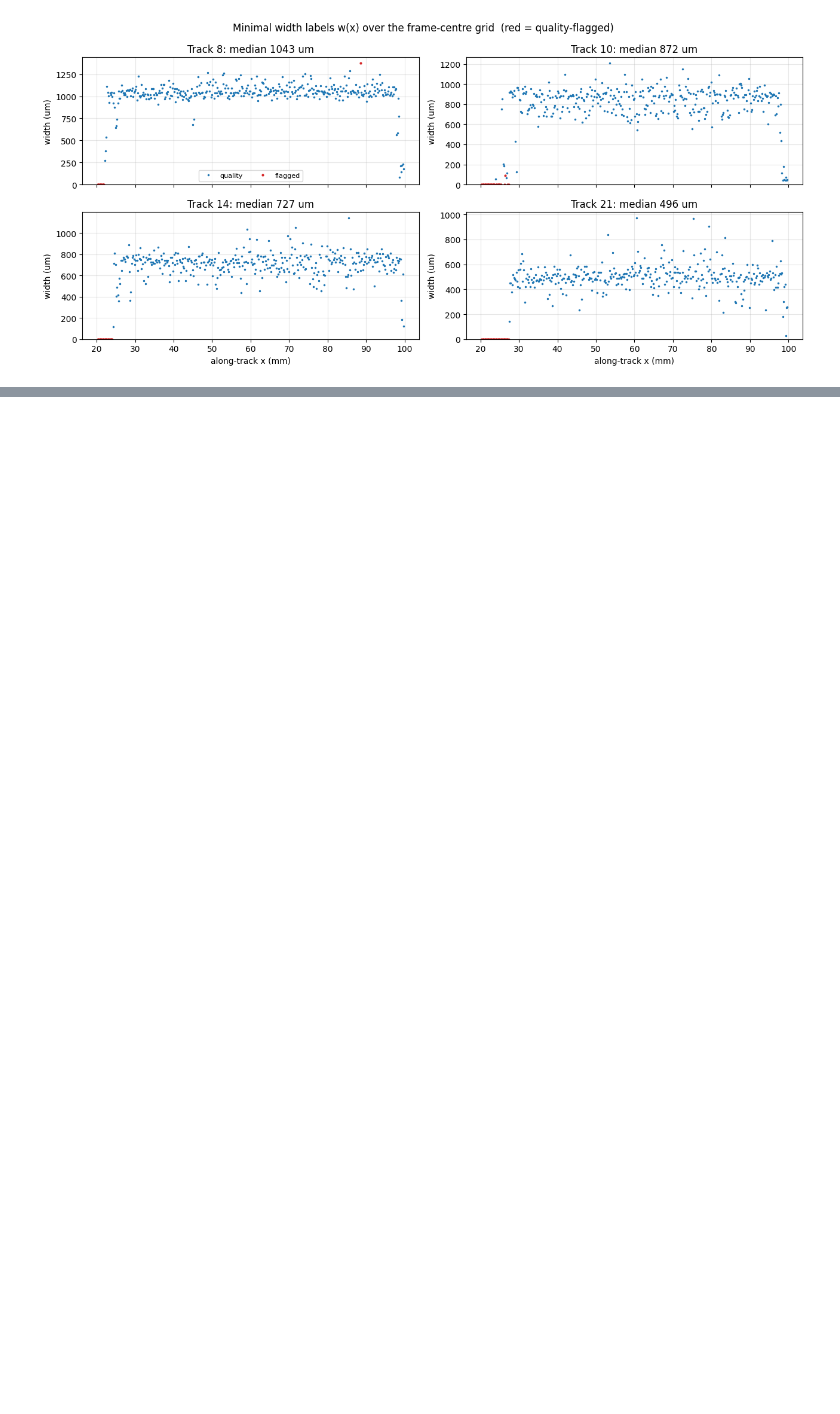
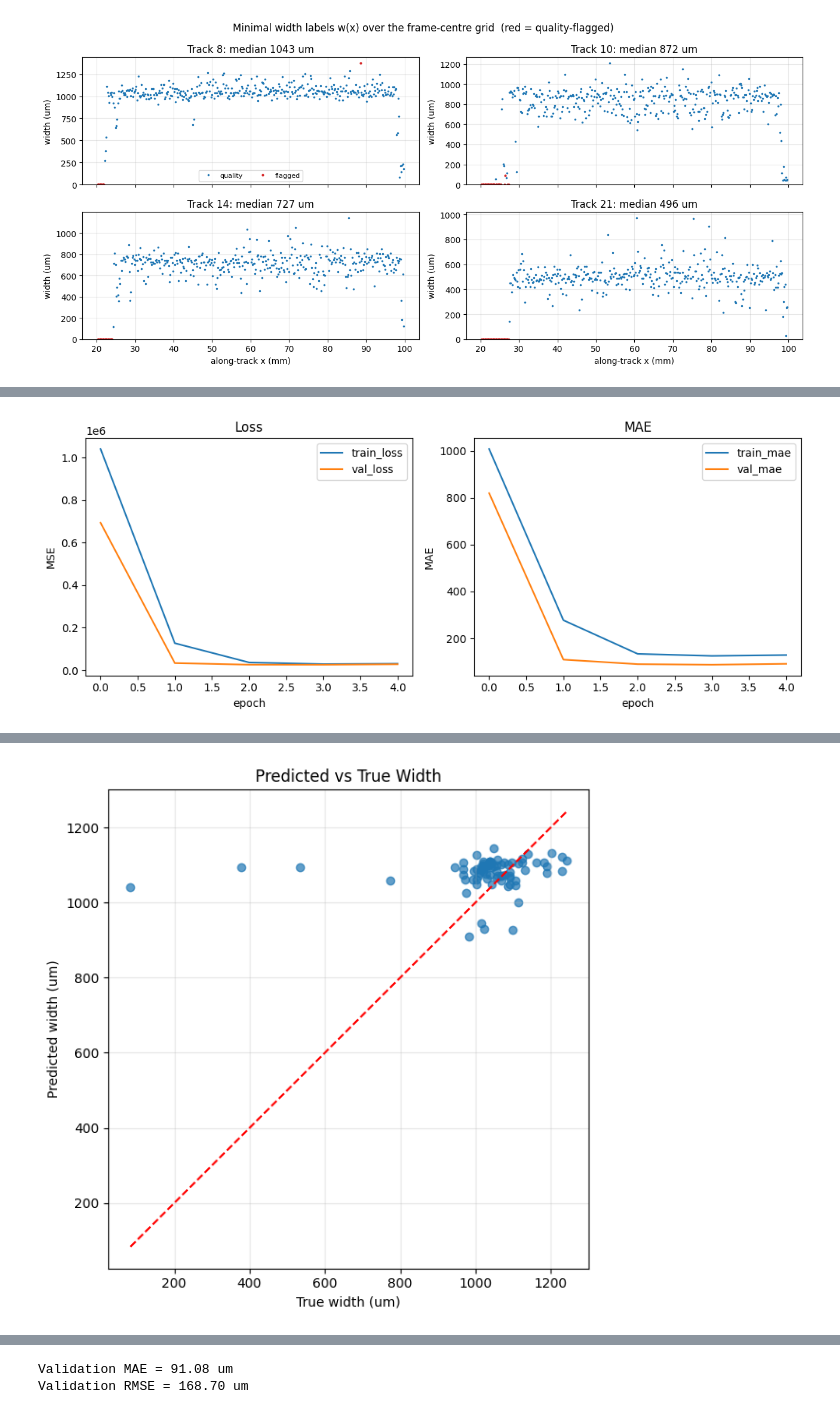
Before and after one commit to frkj600/nsf-fmrg-data-challenge, a Jupyter notebook: notebooks/generate_dataset.ipynb, the cells around one changed output, grey strips where cells are left out. Cells and saved outputs as stored; diff of their text form; code cells hidden in the pictures; blank space fills up the shorter version.

Commit message:
model addition

```diff
--- a/notebooks/generate_dataset.ipynb
+++ b/notebooks/generate_dataset.ipynb
@@ -80,0 +407,51 @@ fig.tight_layout(); plt.show()
+# %%
+# Step 4: visualize training history and validation predictions
+import matplotlib.pyplot as plt
+
+plt.figure(figsize=(10,4))
+plt.subplot(1,2,1)
+plt.plot(history.history["loss"], label="train_loss")
+plt.plot(history.history["val_loss"], label="val_loss")
+plt.title("Loss")
+plt.xlabel("epoch")
+plt.ylabel("MSE")
+plt.legend()
+
+plt.subplot(1,2,2)
+plt.plot(history.history["mae"], label="train_mae")
+plt.plot(history.history["val_mae"], label="val_mae")
+plt.title("MAE")
+plt.xlabel("epoch")
+plt.ylabel("MAE")
+plt.legend()
+plt.tight_layout()
+plt.show()
+
+predictions = model.predict({"sem_input": X_sem_val, "thermal_input": X_th_val})
+true_values = y_val
+error = predictions[:,0] - true_values
+
+plt.figure(figsize=(6,6))
+plt.scatter(true_values, predictions[:,0], alpha=0.7)
+plt.plot([true_values.min(), true_values.max()], [true_values.min(), true_values.max()], color="red", linestyle="--")
+plt.xlabel("True width (um)")
+plt.ylabel("Predicted width (um)")
+plt.title("Predicted vs True Width")
+plt.grid(alpha=0.3)
+plt.tight_layout()
+plt.show()
+
+plt.figure(figsize=(6,4))
+plt.hist(error, bins=20, color="tab:blue", alpha=0.8)
+plt.axvline(error.mean(), color="red", linestyle="--", label=f"mean={error.mean():.1f} um")
+plt.xlabel("Prediction error (um)")
+plt.ylabel("count")
+plt.title("Validation error distribution")
+plt.legend()
+plt.tight_layout()
+plt.show()
+
+print(f"Validation MAE = {np.mean(np.abs(error)):.2f} um")
+print(f"Validation RMSE = {np.sqrt(np.mean(error**2)):.2f} um")
+# %% [output]
+[figure, added]
@@ -80,0 +459 @@ fig.tight_layout(); plt.show()
+[figure, added]
@@ -80,0 +461,2 @@ fig.tight_layout(); plt.show()
+Validation MAE = 91.08 um
+Validation RMSE = 168.70 um
```
Also changed, not shown: parts of 14 cells of this notebook.
